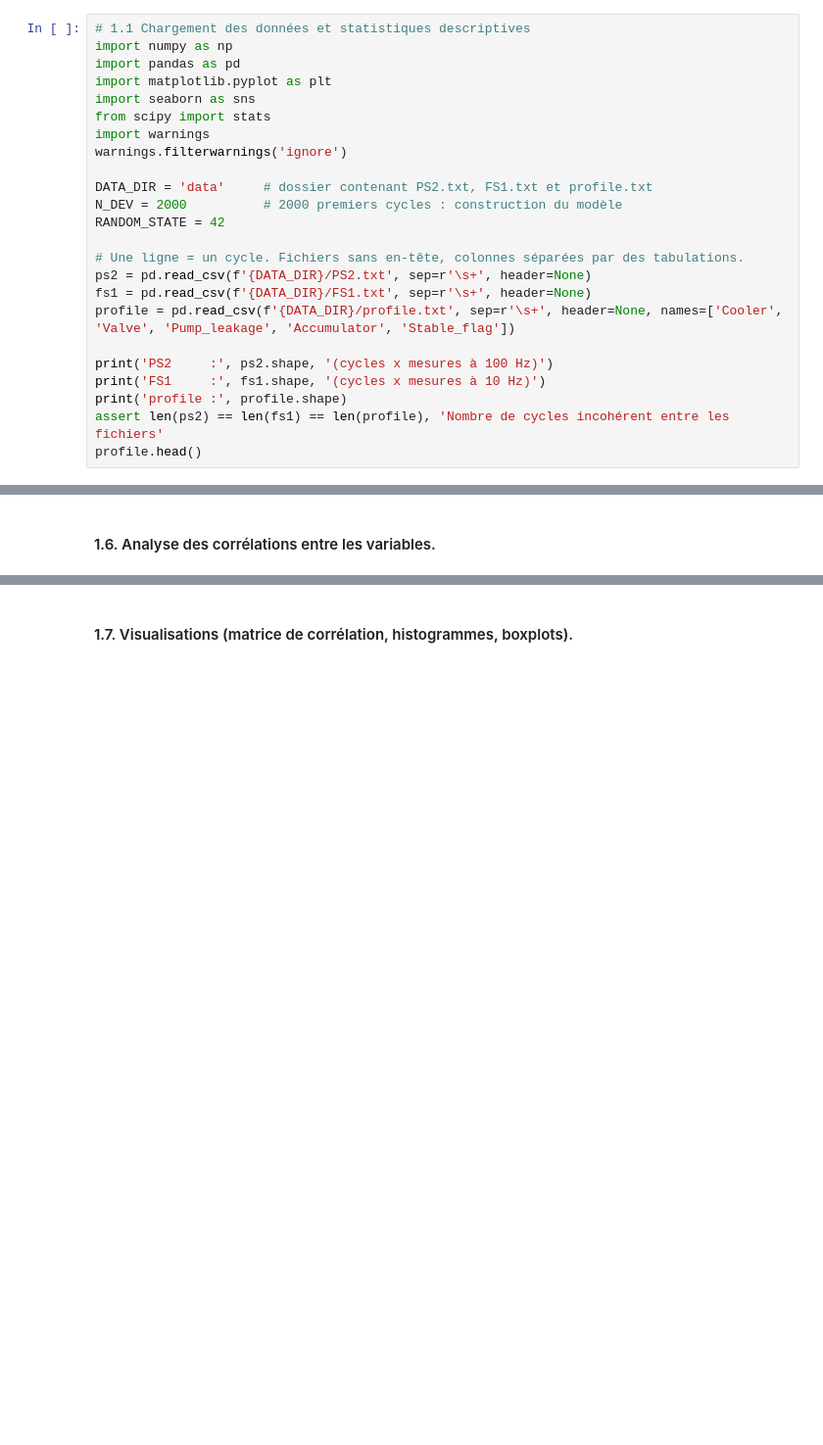
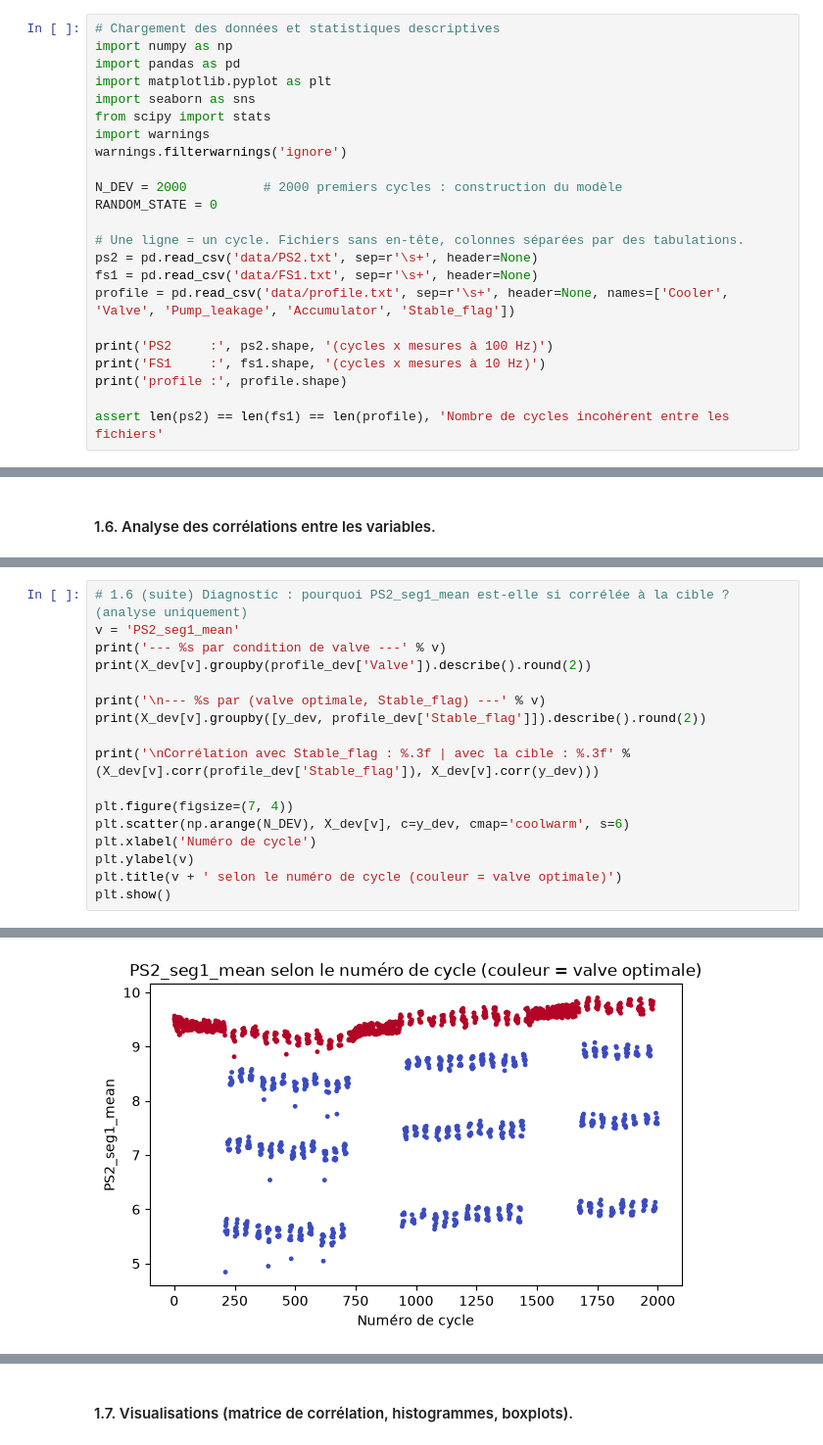
Before and after one commit to tsoullia/optivalve, a Jupyter notebook: fichier.ipynb, the cells around one changed output, grey strips where cells are left out. Shown at 98% size. Cells and saved outputs as stored; diff of their text form; blank space fills up the shorter version.

```diff
--- a/fichier.ipynb
+++ b/fichier.ipynb
@@ -16,7 +16,7 @@
 # %% [markdown]
 #### 1.1. Chargement des données et statistiques descriptives.
 # %%
-# 1.1 Chargement des données et statistiques descriptives
+# Chargement des données et statistiques descriptives
 import numpy as np
 import pandas as pd
 import matplotlib.pyplot as plt
@@ -25,20 +25,19 @@ from scipy import stats
 import warnings
 warnings.filterwarnings('ignore')
 
-DATA_DIR = 'data'     # dossier contenant PS2.txt, FS1.txt et profile.txt
 N_DEV = 2000          # 2000 premiers cycles : construction du modèle
-RANDOM_STATE = 42
+RANDOM_STATE = 0
 
 # Une ligne = un cycle. Fichiers sans en-tête, colonnes séparées par des tabulations.
-ps2 = pd.read_csv(f'{DATA_DIR}/PS2.txt', sep=r'\s+', header=None)
-fs1 = pd.read_csv(f'{DATA_DIR}/FS1.txt', sep=r'\s+', header=None)
-profile = pd.read_csv(f'{DATA_DIR}/profile.txt', sep=r'\s+', header=None, names=['Cooler', 'Valve', 'Pump_leakage', 'Accumulator', 'Stable_flag'])
+ps2 = pd.read_csv('data/PS2.txt', sep=r'\s+', header=None)
+fs1 = pd.read_csv('data/FS1.txt', sep=r'\s+', header=None)
+profile = pd.read_csv('data/profile.txt', sep=r'\s+', header=None, names=['Cooler', 'Valve', 'Pump_leakage', 'Accumulator', 'Stable_flag'])
 
 print('PS2     :', ps2.shape, '(cycles x mesures à 100 Hz)')
 print('FS1     :', fs1.shape, '(cycles x mesures à 10 Hz)')
 print('profile :', profile.shape)
+
 assert len(ps2) == len(fs1) == len(profile), 'Nombre de cycles incohérent entre les fichiers'
-profile.head()
 # %% [output]
 PS2     : (2205, 6000) (cycles x mesures à 100 Hz)
 FS1     : (2205, 600) (cycles x mesures à 10 Hz)
@@ -313,3 +366,21 @@ FS1_seg4_mean  FS1_seg5_mean    0.999
 FS1_q25        FS1_seg5_mean    0.999
 FS1_mean       FS1_rms          0.998
 dtype: float64
+# %%
+# 1.6 (suite) Diagnostic : pourquoi PS2_seg1_mean est-elle si corrélée à la cible ? (analyse uniquement)
+v = 'PS2_seg1_mean'
+print('--- %s par condition de valve ---' % v)
+print(X_dev[v].groupby(profile_dev['Valve']).describe().round(2))
+
+print('\n--- %s par (valve optimale, Stable_flag) ---' % v)
+print(X_dev[v].groupby([y_dev, profile_dev['Stable_flag']]).describe().round(2))
+
+print('\nCorrélation avec Stable_flag : %.3f | avec la cible : %.3f' % (X_dev[v].corr(profile_dev['Stable_flag']), X_dev[v].corr(y_dev)))
+
+plt.figure(figsize=(7, 4))
+plt.scatter(np.arange(N_DEV), X_dev[v], c=y_dev, cmap='coolwarm', s=6)
+plt.xlabel('Numéro de cycle')
+plt.ylabel(v)
+plt.title(v + ' selon le numéro de cycle (couleur = valve optimale)')
+plt.show()
+# %% [output]
@@ -315,0 +403 @@ dtype: float64
+[figure, added]
```
Also changed, not shown: parts of 53 cells of this notebook, 2 other files.
